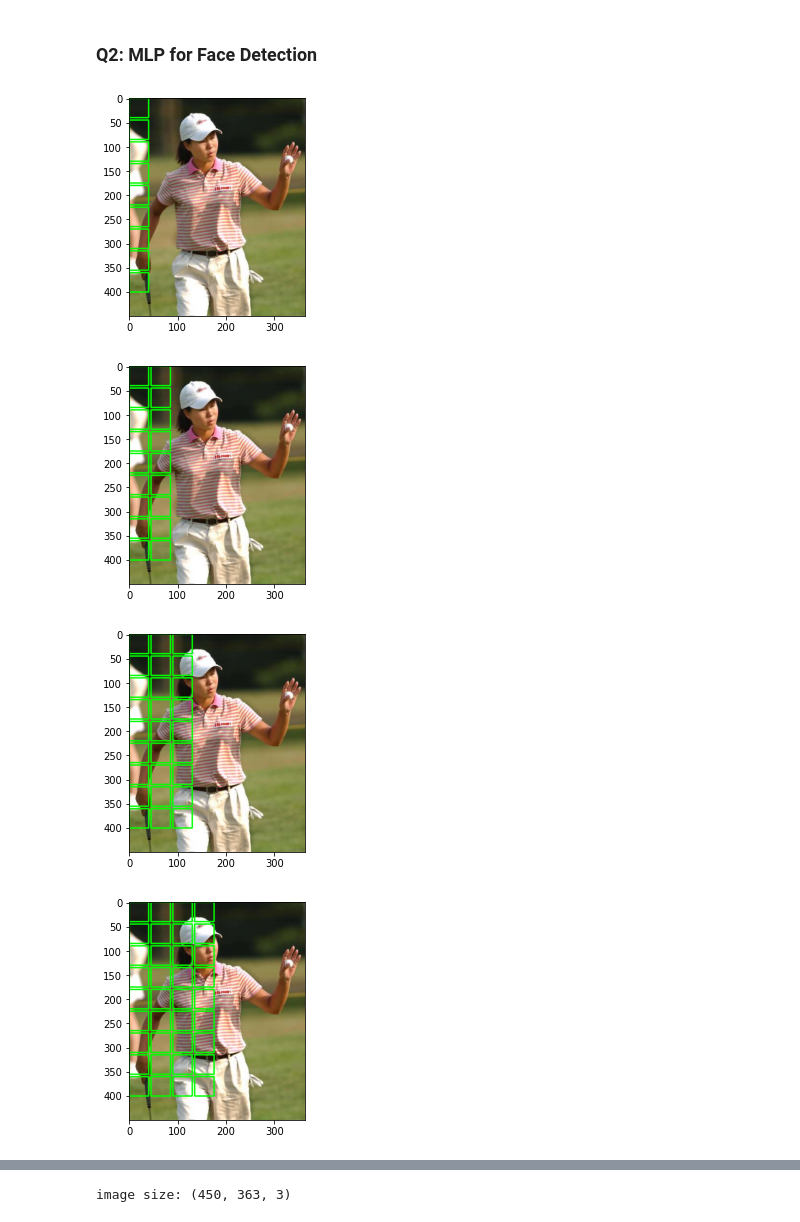
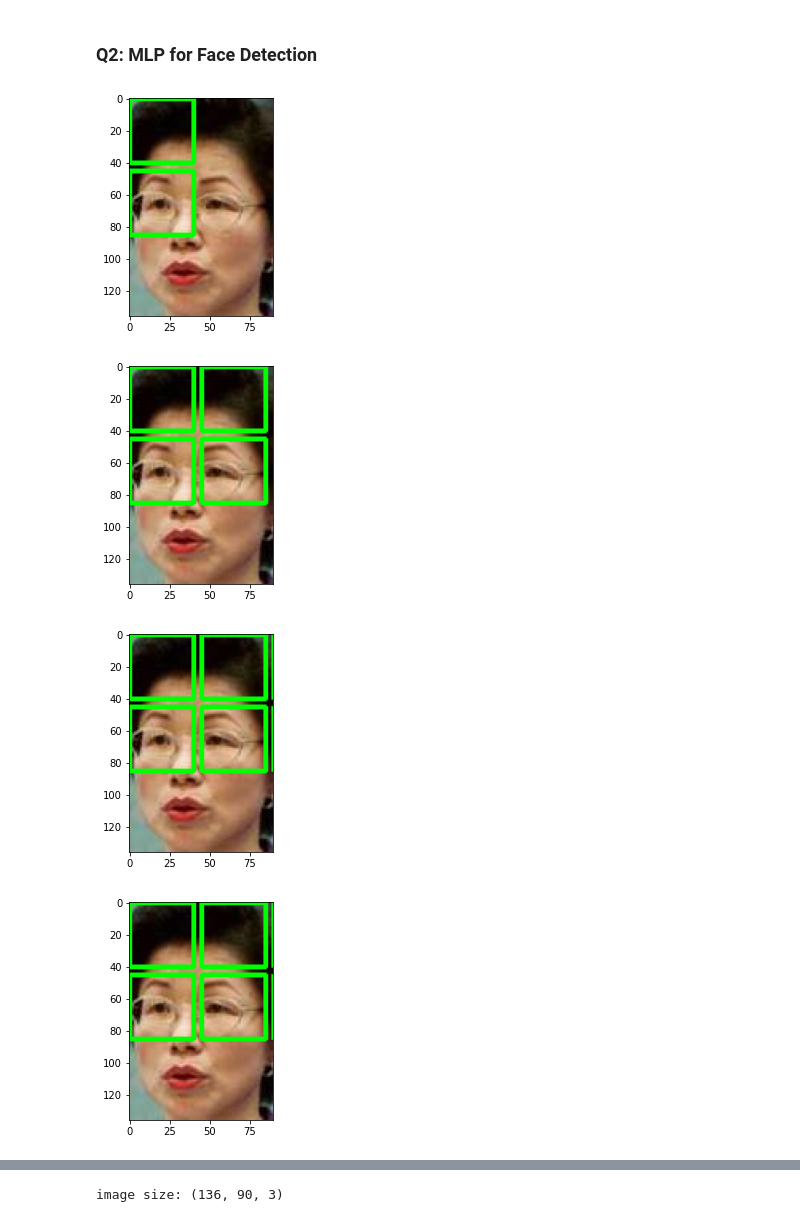
Before and after one commit to bhomaidan1990/Computer_Vision_Labs, a Jupyter notebook: CV_Lab_3.ipynb, the cells around one changed output, grey strips where cells are left out. Saved outputs shown, nothing was run; the diff lists cells and outputs as text; code cells hidden in the pictures.

```diff
--- a/CV_Lab_3.ipynb
+++ b/CV_Lab_3.ipynb
@@ -397,43 +273,41 @@ The smoothing seems to be a little bit more with $sigma = \sqrt(2)$
 # %% [markdown]
 ### Q2: MLP for Face Detection
 # %%
-
-
-image = cv2.imread("/content/original/2002/07/19/big/img_130.jpg")
+image = cv2.imread("/content/test/face/0001.jpg")
 img = cv2.cvtColor(image, cv2.COLOR_BGR2RGB)
 sli_win = img
 (winW, winH) = (16, 16) # from 16*16 to 100*100
 # loop over the image pyramid
 # for resized in pyramid(image, sigma=1):
 # 	# loop over the sliding window for each layer of the pyramid
 # 	for sli_win in sliding_window_extractor(resized, stepSize=32, windowSize=(winW, winH)):
 # 		# if the window does not meet our desired window size, ignore it
 # 		if window.shape[0] != winH or window.shape[1] != winW:
 # 			continue
 
 def sliding_window_extractor(image, stepSize, windowSize):
 
   for row in range(0, image.shape[0], stepSize):
     for col in range(0, image.shape[1], stepSize):
           window = img[row:row + windowSize[0], col:col + windowSize[1], :]
           # Apply bestMLP to classify face from the background here
           # since I don't how to add bestMLP.h5 model here, I'll just draw the window
 
 
           cv2.rectangle(sli_win, (row, col), (row + windowSize[0], col + windowSize[1]), (0, 255, 0), 2)
           plt.imshow(np.array(sli_win).astype('uint8'))
 
           #Resize the window extracted to the input of bestMLP network
           window.resize()
     plt.show()
 
 sliding_window_extractor(img,45,(40,40))
 
 # show all windows
 # plt.show()
 print('image size:',img.shape)
 # %% [output]
-[figure, old version]
+[figure, new version]
-[figure, old version]
+[figure, new version]
-[figure, old version]
+[figure, new version]
-[figure, old version]
+[figure, new version]
@@ -446 +314 @@ print('image size:',img.shape)
-image size: (450, 363, 3)
+image size: (136, 90, 3)
```
Also changed, not shown: parts of 12 cells of this notebook.
